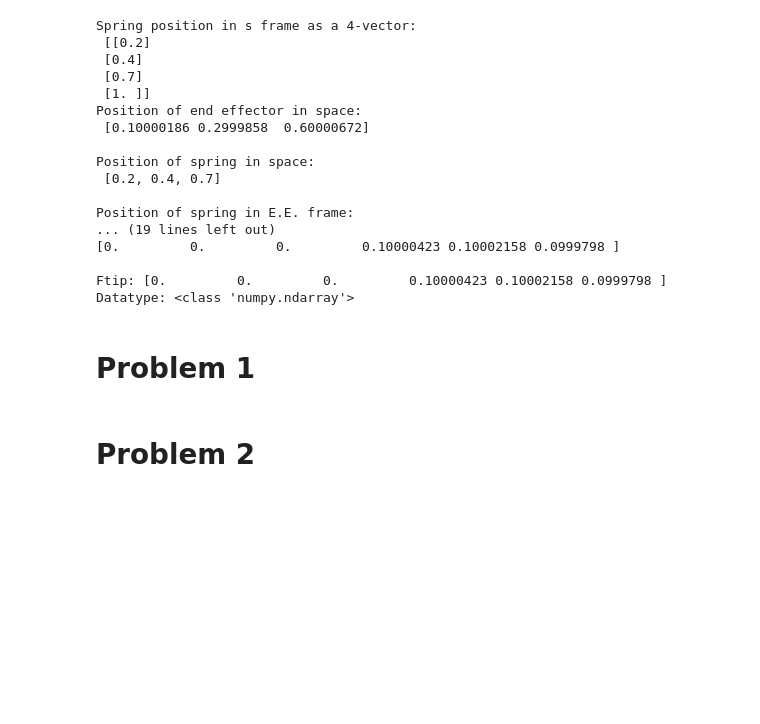
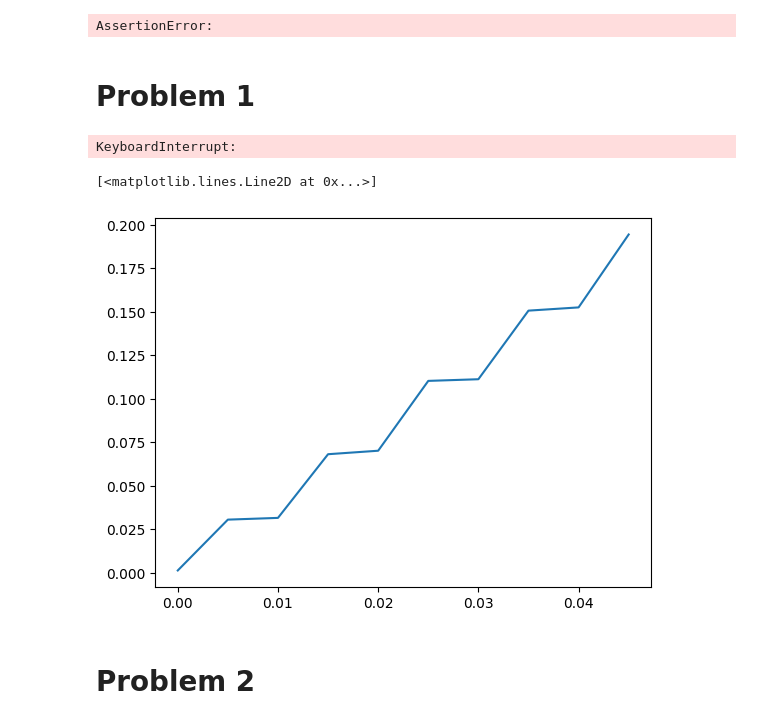
Before and after one commit to seanmorton2023/ME449, a Jupyter notebook: HW3.ipynb, the cells around one changed output. Saved outputs shown, nothing was run; the diff lists cells and outputs as text; code cells hidden in the pictures; blank space fills up the shorter version.

Commit message:
HW3: got results for up to problem 3
seems to oscillate properly around (0,0,2) above robot, with damping

```diff
--- a/HW3.ipynb
+++ b/HW3.ipynb
@@ -212,32 +176,21 @@ expected_wrench = [0, 0, 0, 0.1, 0.1, 0.1]
 
 #check that spring force matches expected value
 wrench = SpringForce(Slist, thetalist, Mlist, stiffness, spring_posn, restLength)
-print(f"Ftip: {wrench}")
-print(f"Datatype: {type(wrench)}")
+assert np.allclose(expected_wrench, wrench, rtol = 1E-4, atol = 1E-4) #---> this used the space frame
 
-#assert np.allclose(expected_wrench, wrench, rtol = 1E-4, atol = 1E-4) #---> this used the space frame
+#with nonzero restLength
+restLength = np.sqrt(3)/10
+wrench = SpringForce(Slist, thetalist, Mlist, stiffness, spring_posn, restLength)
+expected_wrench = np.array([0, 0, 0, 0, 0, 0])
+assert np.allclose(expected_wrench, wrench, rtol = 1E-4, atol = 1E-4) #---> this used the space frame
 
 thetalist = [0.1, 0.2, 0.3, 0.4, 0.5, 0.6]
 damping = 0.2
 assert np.allclose(DampingForce(damping, thetalist), [-0.02, -0.04, -0.06, -0.08, -0.10, -0.12])
+
+print("all assertions passed")
 # %% [output]
-Spring position in s frame as a 4-vector:
- [[0.2]
- [0.4]
- [0.7]
- [1. ]]
-Position of end effector in space:
- [0.10000186 0.2999858  0.60000672]
-
-Position of spring in space:
- [0.2, 0.4, 0.7]
-
-Position of spring in E.E. frame:
-... (19 lines left out)
-[0.         0.         0.         0.10000423 0.10002158 0.0999798 ]
-
-Ftip: [0.         0.         0.         0.10000423 0.10002158 0.0999798 ]
-Datatype: <class 'numpy.ndarray'>
+AssertionError:
 # %%
 def Puppet(damping, stiffness, restLength, springPos,\
           tf, dt, \
@@ -261,27 +214,24 @@ def Puppet(damping, stiffness, restLength, springPos,\
         n = number of joints
     '''
 
-    thetalist = thetalist0[:]
-    thetadlist = thetadlist0[:]
+    thetalist = np.array(thetalist0)
+    thetadlist = np.array(thetadlist0)
     t_array = np.arange(0, tf, dt)
     traj_array = np.zeros([len(t_array), len(thetalist)]) #N timesteps, n angles
 
     to = time.time()
+    realtime_array = np.zeros([2*len(t_array),1])
 
     for i, t in enumerate(t_array):
 
-        #calculate forces
+        #calculate forces; call ForwardDynamics() with starting values of t, td, tdd lists
         taulist = DampingForce(damping, thetadlist)
-
-        # - Call ForwardDynamics() with starting values of thetad,
-        #     thetadd, theta
-
-        #end effector wrench in body frame
-#         Fs_tip = SpringForce(Slist, thetalist, Mlist, stiffness, springPos, restLength)
         Fb_tip = SpringForce(Slist, thetalist, Mlist, stiffness, springPos, restLength)
 
+        realtime_array[2*i] = time.time() - to
         thetaddlist = mr.ForwardDynamics(thetalist, thetadlist, taulist, \
                                             g, Fb_tip, Mlist, Glist, Slist)
+        realtime_array[2*i + 1] = time.time() - to
 
         # - use numerical integration to find theta, thetad at next timestep
         thetalist_new, thetadlist_new = ModEulerStep(thetalist, thetadlist, thetaddlist, dt)
@@ -292,6 +242,7 @@ def Puppet(damping, stiffness, restLength, springPos,\
         thetadlist = thetadlist_new
 
     #may want to change names of inputs to exactly match the asst later
+    #return traj_array, realtime_array
     return traj_array
 
 ###
@@ -313,8 +264,10 @@ dthetalist0 =[0,0,0,0,0,0]
 springPosn = [0, 1, 2]
 
 realtime0 = time.time()
-traj_array = Puppet(damping, stiffness, restLength, springPosn, tf, dt, g, Mlist, Glist, Slist, thetalist0, dthetalist0)
+traj_array, realtime_array = Puppet(damping, stiffness, restLength, springPosn, tf, dt, g, Mlist, Glist, Slist, thetalist0, dthetalist0)
 realtimef = time.time()
 
 print(f"Shape of Traj array: {traj_array.shape}")
 print(f"Elapsed: {realtimef - realtime0}")
+# %% [output]
+KeyboardInterrupt:
@@ -321,2 +279,11 @@ print(f"Elapsed: {realtimef - realtime0}")
+# %%
+#analyze what part of the code the function is spending the most time in
+n_iters = 5
+realtime_array_small = realtime_array[:2*n_iters,0]
+t_array_realtime = np.arange(0, n_iters * dt, dt/2).tolist()
+plt.plot(t_array_realtime, realtime_array_small)
+# %% [output]
+[<matplotlib.lines.Line2D at 0x...>]
+[figure, added]
 # %%
 #Post-Puppet:
```
Also changed, not shown: parts of 17 cells of this notebook, 6 other files.
